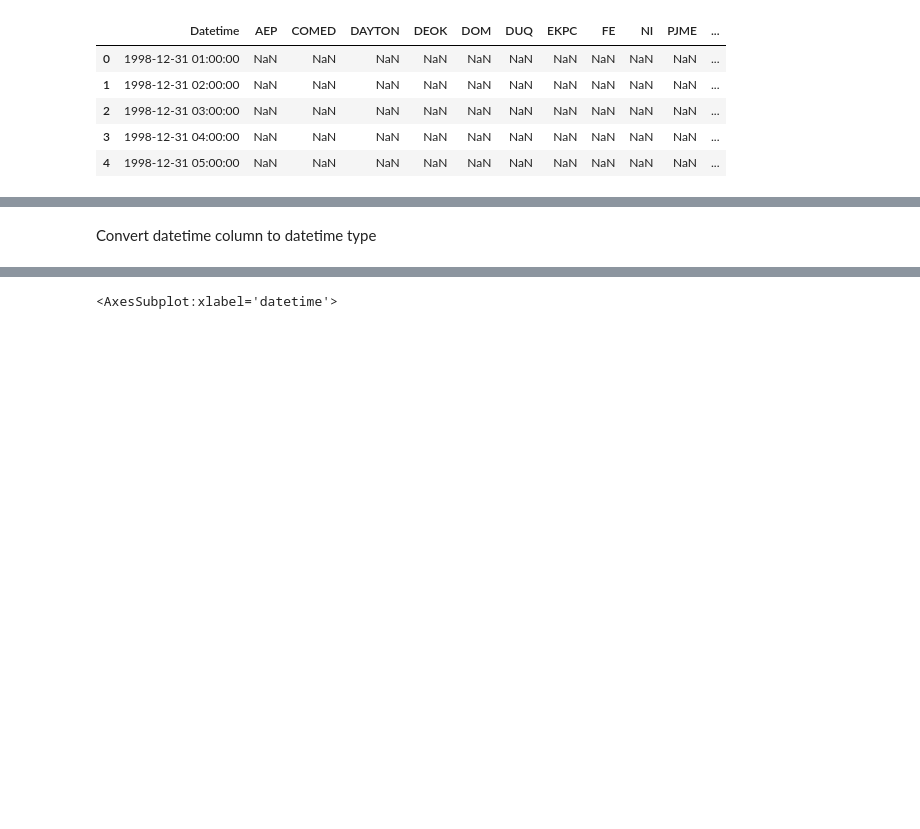
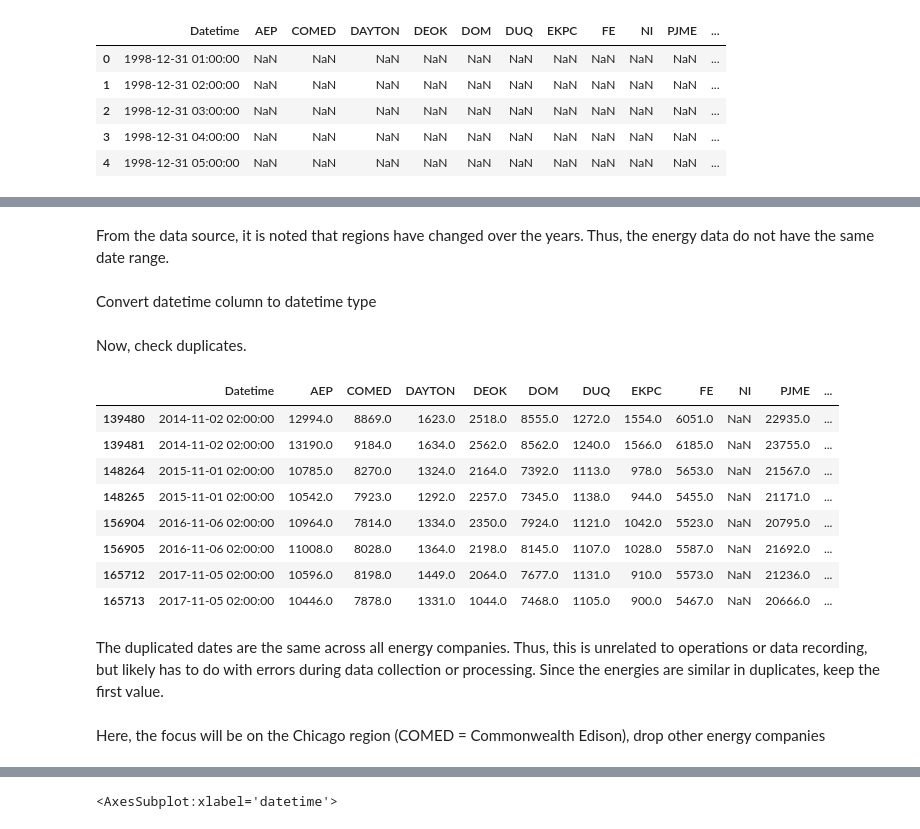
Before and after one commit to gt2199/Capstone-Two, a Jupyter notebook: notebooks/data_wrangling.ipynb, the cells around one changed output, grey strips where cells are left out. Cells and saved outputs as stored; diff of their text form; code cells hidden in the pictures; blank space fills up the shorter version.

Commit message:
discuss duplicates and nan

```diff
--- a/notebooks/data_wrangling.ipynb
+++ b/notebooks/data_wrangling.ipynb
@@ -26,4 +22,23 @@ energy_data = energy_data[['Datetime','COMED']]
+# %% [markdown]
+From the data source, it is noted that regions have changed over the years. Thus, the energy data do not have the same date range.
 # %% [markdown]
 Convert datetime column to datetime type
 # %%
 energy_data['Datetime'] = pd.to_datetime(energy_data['Datetime'])
+# %% [markdown]
+Now, check duplicates.
+# %%
+duplicated_date = energy_data.duplicated(subset='Datetime',keep=False)
+energy_data[duplicated_date]
+# %% [output]
+|  | Datetime | AEP | COMED | DAYTON | DEOK | DOM | DUQ | EKPC | FE | NI | PJME | ... |
+| 139480 | 2014-11-02 02:00:00 | 12994.0 | 8869.0 | 1623.0 | 2518.0 | 8555.0 | 1272.0 | 1554.0 | 6051.0 | NaN | 22935.0 | ... |
+| 139481 | 2014-11-02 02:00:00 | 13190.0 | 9184.0 | 1634.0 | 2562.0 | 8562.0 | 1240.0 | 1566.0 | 6185.0 | NaN | 23755.0 | ... |
+| 148264 | 2015-11-01 02:00:00 | 10785.0 | 8270.0 | 1324.0 | 2164.0 | 7392.0 | 1113.0 | 978.0 | 5653.0 | NaN | 21567.0 | ... |
+| 148265 | 2015-11-01 02:00:00 | 10542.0 | 7923.0 | 1292.0 | 2257.0 | 7345.0 | 1138.0 | 944.0 | 5455.0 | NaN | 21171.0 | ... |
+| 156904 | 2016-11-06 02:00:00 | 10964.0 | 7814.0 | 1334.0 | 2350.0 | 7924.0 | 1121.0 | 1042.0 | 5523.0 | NaN | 20795.0 | ... |
+| 156905 | 2016-11-06 02:00:00 | 11008.0 | 8028.0 | 1364.0 | 2198.0 | 8145.0 | 1107.0 | 1028.0 | 5587.0 | NaN | 21692.0 | ... |
+| 165712 | 2017-11-05 02:00:00 | 10596.0 | 8198.0 | 1449.0 | 2064.0 | 7677.0 | 1131.0 | 910.0 | 5573.0 | NaN | 21236.0 | ... |
+| 165713 | 2017-11-05 02:00:00 | 10446.0 | 7878.0 | 1331.0 | 1044.0 | 7468.0 | 1105.0 | 900.0 | 5467.0 | NaN | 20666.0 | ... |
+# %% [markdown]
+The duplicated dates are the same across all energy companies. Thus, this is unrelated to operations or data recording, but likely has to do with errors during data collection or processing. Since the energies are similar in duplicates, keep the first value.
@@ -29,0 +47,2 @@ energy_data['Datetime'] = pd.to_datetime(energy_data['Datetime'])
+# %% [markdown]
+Here, the focus will be on the Chicago region (COMED = Commonwealth Edison), drop other energy companies
```
Also changed, not shown: parts of 17 cells of this notebook, 3 other files.
